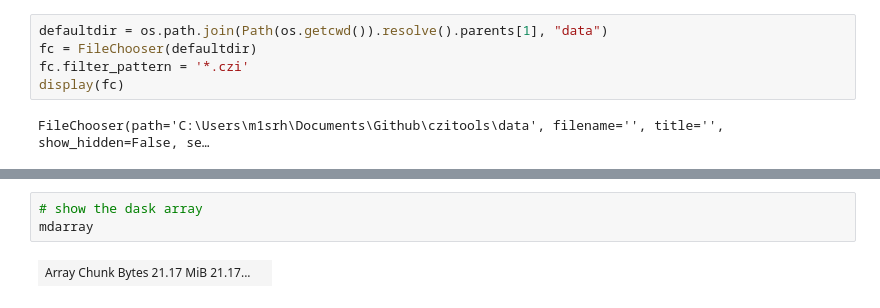
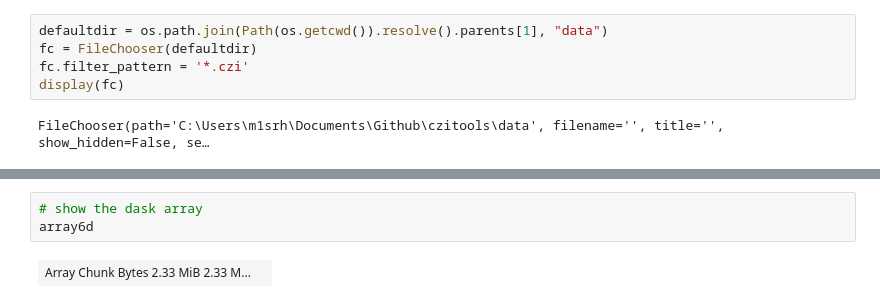
Before and after one commit to sebi06/czitools, a Jupyter notebook: demo/notebooks/read_czi_as_daskarray.ipynb, the cells around one changed output, grey strips where cells are left out. Saved outputs shown, nothing was run; the diff lists cells and outputs as text.

```diff
--- a/demo/notebooks/read_czi_as_daskarray.ipynb
+++ b/demo/notebooks/read_czi_as_daskarray.ipynb
@@ -71,8 +71,8 @@ Trying to extract Scene and Well information if existing ...
 # %%
 # show the dask array
-mdarray
+array6d
 # %% [output]
-| Array Chunk Bytes 21.17 MiB 21.17... |  |
+| Array Chunk Bytes 2.33 MiB 2.33 M... |  |
 # %%
 # show array inside napari viewer
 viewer = napari.Viewer()
```
Also changed, not shown: parts of 6 cells of this notebook, 3 other files.
